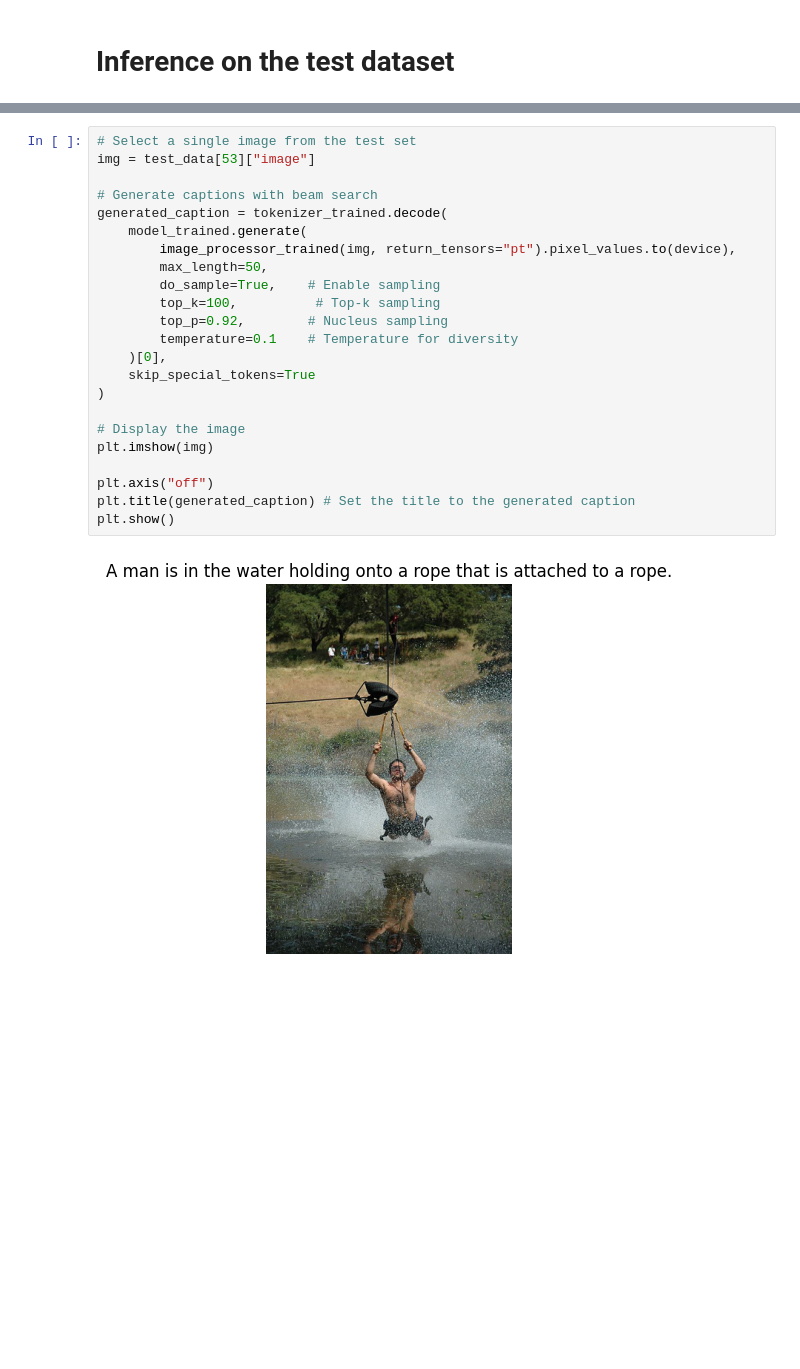
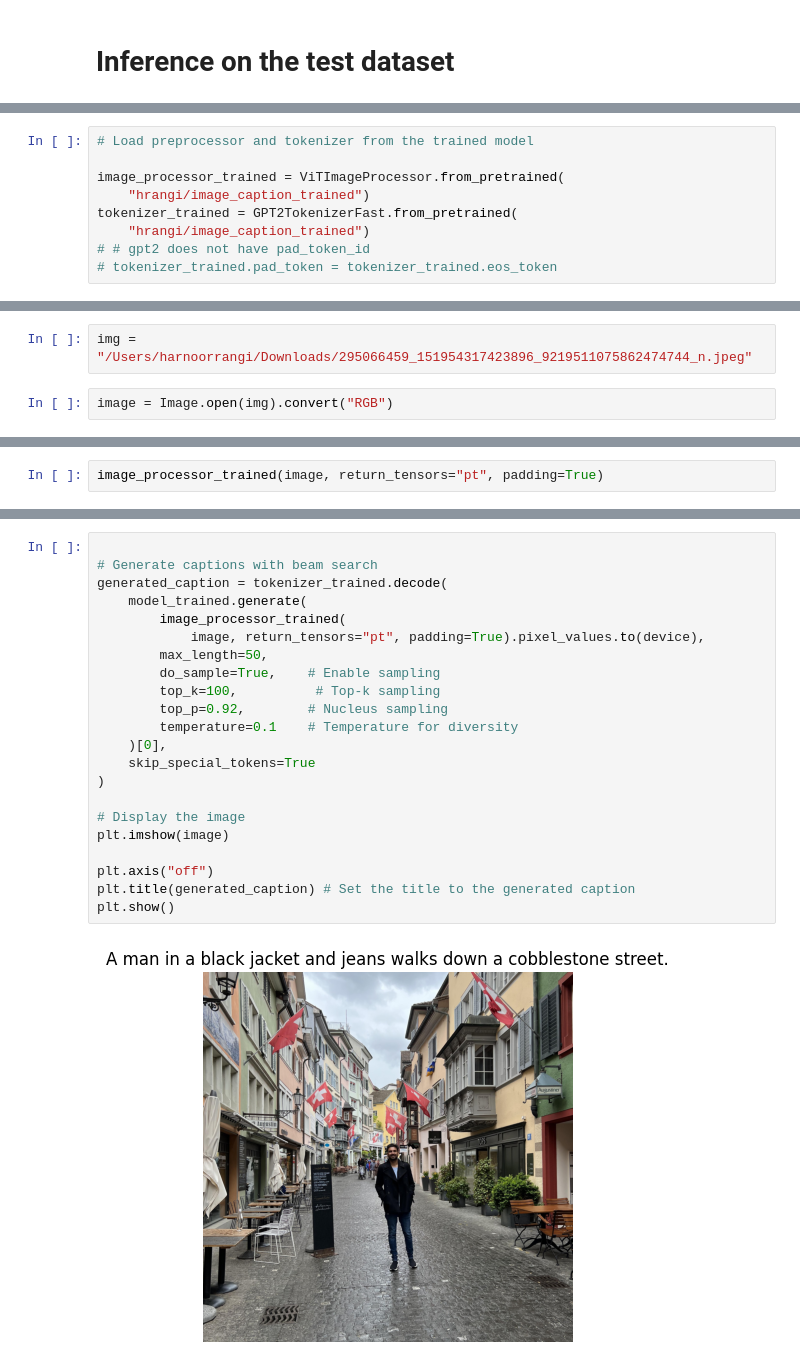
Before and after one commit to harnoorrangi/image-caption, a Jupyter notebook: src/imagecaption/notebooks/Final_Image_Captionion_using_VIT_GPT2_trained_submission.ipynb, the cells around one changed output, grey strips where cells are left out. Cells and saved outputs as stored; diff of their text form; blank space fills up the shorter version.

```diff
--- a/src/imagecaption/notebooks/Final_Image_Captionion_using_VIT_GPT2_trained_submission.ipynb
+++ b/src/imagecaption/notebooks/Final_Image_Captionion_using_VIT_GPT2_trained_submission.ipynb
@@ -608,0 +545,9 @@ Model config GPT2Config {
+# %%
+# Load preprocessor and tokenizer from the trained model
+
+image_processor_trained = ViTImageProcessor.from_pretrained(
+    "hrangi/image_caption_trained")
+tokenizer_trained = GPT2TokenizerFast.from_pretrained(
+    "hrangi/image_caption_trained")
+# # gpt2 does not have pad_token_id
+# tokenizer_trained.pad_token = tokenizer_trained.eos_token
@@ -608,0 +558,4 @@ Model config GPT2Config {
+# %%
+img = "/Users/harnoorrangi/Downloads/295066459_151954317423896_9219511075862474744_n.jpeg"
+# %%
+image = Image.open(img).convert("RGB")
@@ -608,0 +568,2 @@ Model config GPT2Config {
+# %%
+image_processor_trained(image, return_tensors="pt", padding=True)
@@ -609,25 +588,24 @@ Model config GPT2Config {
 # %%
-# Select a single image from the test set
-img = test_data[53]["image"]
 
 # Generate captions with beam search
 generated_caption = tokenizer_trained.decode(
     model_trained.generate(
-        image_processor_trained(img, return_tensors="pt").pixel_values.to(device),
+        image_processor_trained(
+            image, return_tensors="pt", padding=True).pixel_values.to(device),
         max_length=50,
         do_sample=True,    # Enable sampling
         top_k=100,          # Top-k sampling
         top_p=0.92,        # Nucleus sampling
         temperature=0.1    # Temperature for diversity
     )[0],
     skip_special_tokens=True
 )
 
 # Display the image
-plt.imshow(img)
+plt.imshow(image)
 
 plt.axis("off")
 plt.title(generated_caption) # Set the title to the generated caption
 plt.show()
 # %% [output]
-[figure, old version]
+[figure, new version]
```
Also changed, not shown: parts of 14 cells of this notebook, 8 other files.
